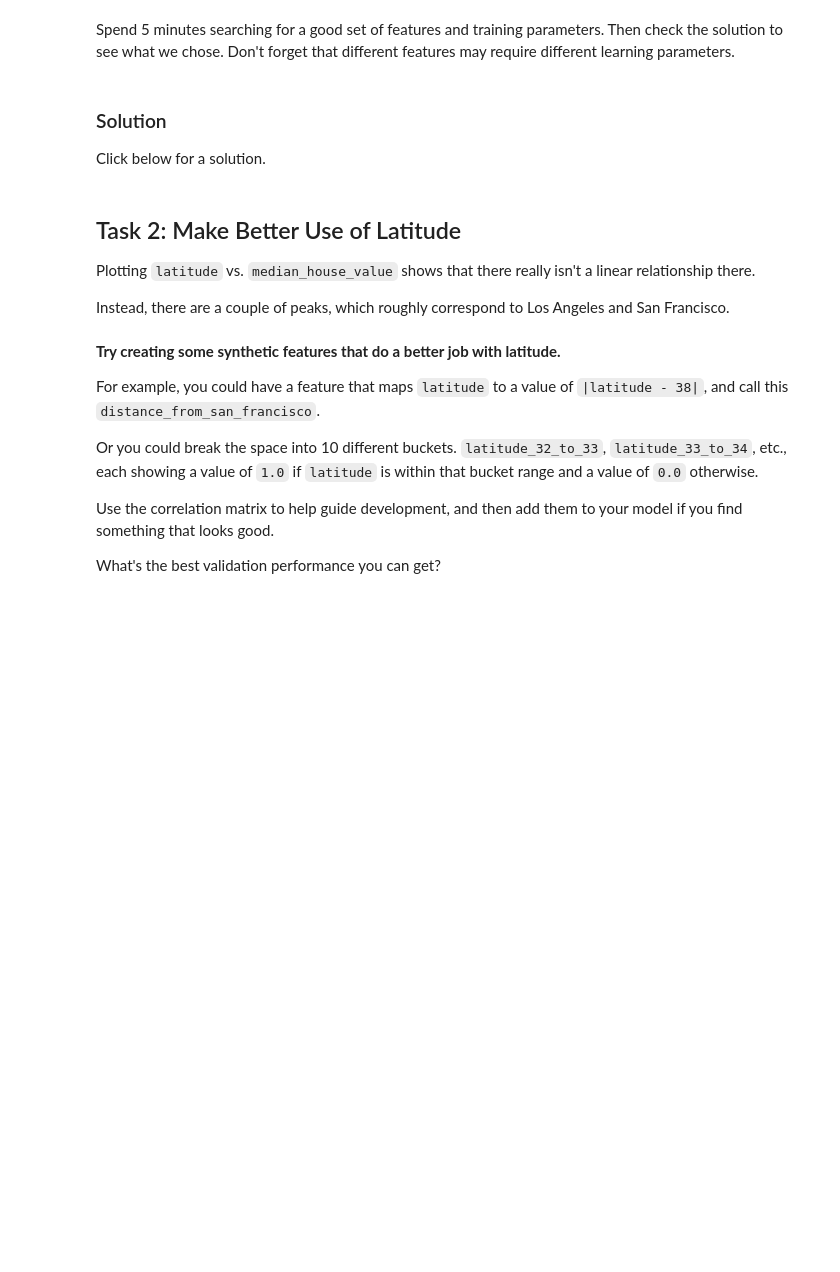
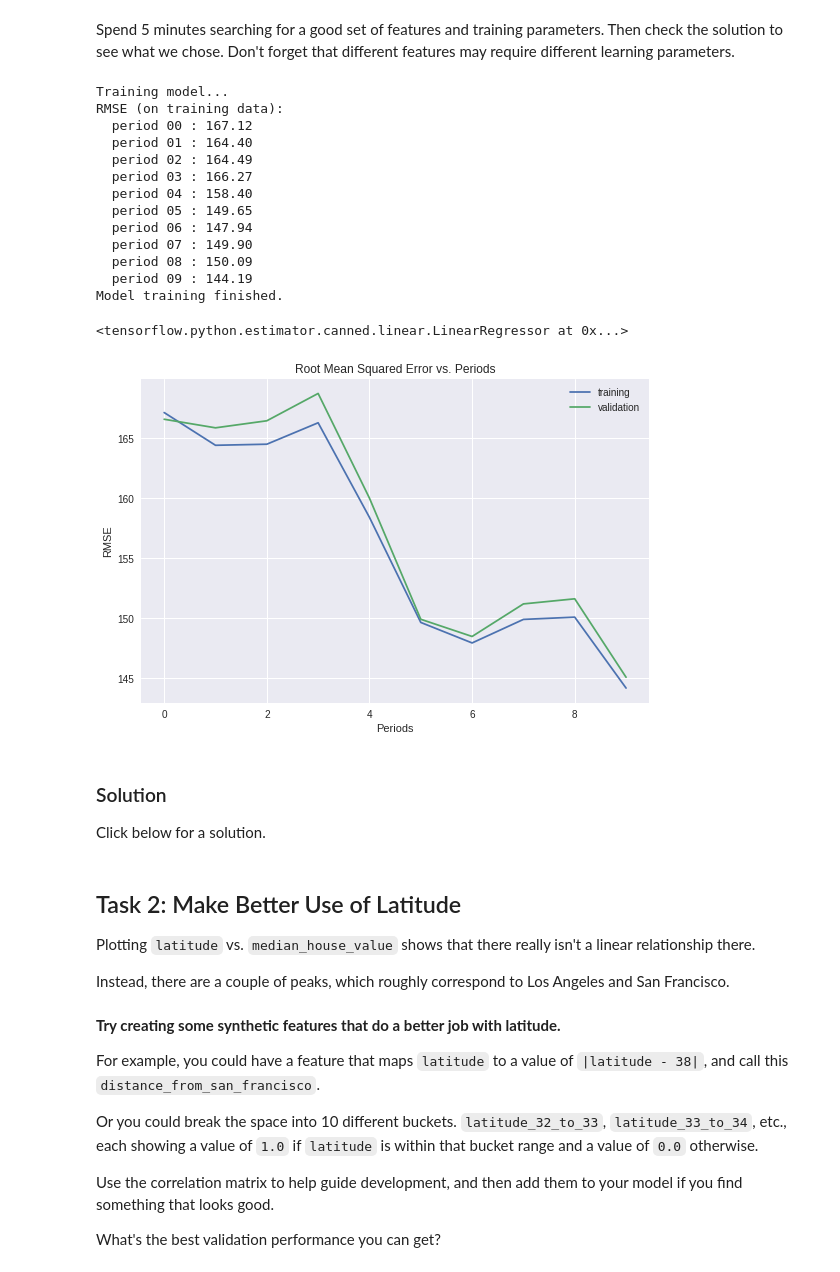
Before and after one commit to tenvol/tsf00, a Jupyter notebook: feature_sets.ipynb, the cells around one changed output. Drawn from its saved outputs; the diff is of its cells as text; code cells hidden in the pictures; blank space fills up the shorter version.

```diff
--- a/feature_sets.ipynb
+++ b/feature_sets.ipynb
@@ -519,26 +580,41 @@ Spend 5 minutes searching for a good set of features and training parameters. Th
 # %%
 #
 # Your code here: add your features of choice as a list of quoted strings.
 #
-minimal_features = [
-]
+minimal_features = ['latitude', 'longitude', 'housing_median_age', 'total_bedrooms', 'median_income', 'rooms_per_person']
 
 assert minimal_features, "You must select at least one feature!"
 
 minimal_training_examples = training_examples[minimal_features]
 minimal_validation_examples = validation_examples[minimal_features]
 
 #
 # Don't forget to adjust these parameters.
 #
 train_model(
     learning_rate=0.001,
     steps=500,
     batch_size=5,
     training_examples=minimal_training_examples,
     training_targets=training_targets,
     validation_examples=minimal_validation_examples,
     validation_targets=validation_targets)
+# %% [output]
+Training model...
+RMSE (on training data):
+  period 00 : 167.12
+  period 01 : 164.40
+  period 02 : 164.49
+  period 03 : 166.27
+  period 04 : 158.40
+  period 05 : 149.65
+  period 06 : 147.94
+  period 07 : 149.90
+  period 08 : 150.09
+  period 09 : 144.19
+Model training finished.
+<tensorflow.python.estimator.canned.linear.LinearRegressor at 0x...>
+[figure, added]
 # %% [markdown]
 ### Solution
 
```
Also changed, not shown: parts of 14 cells of this notebook.
